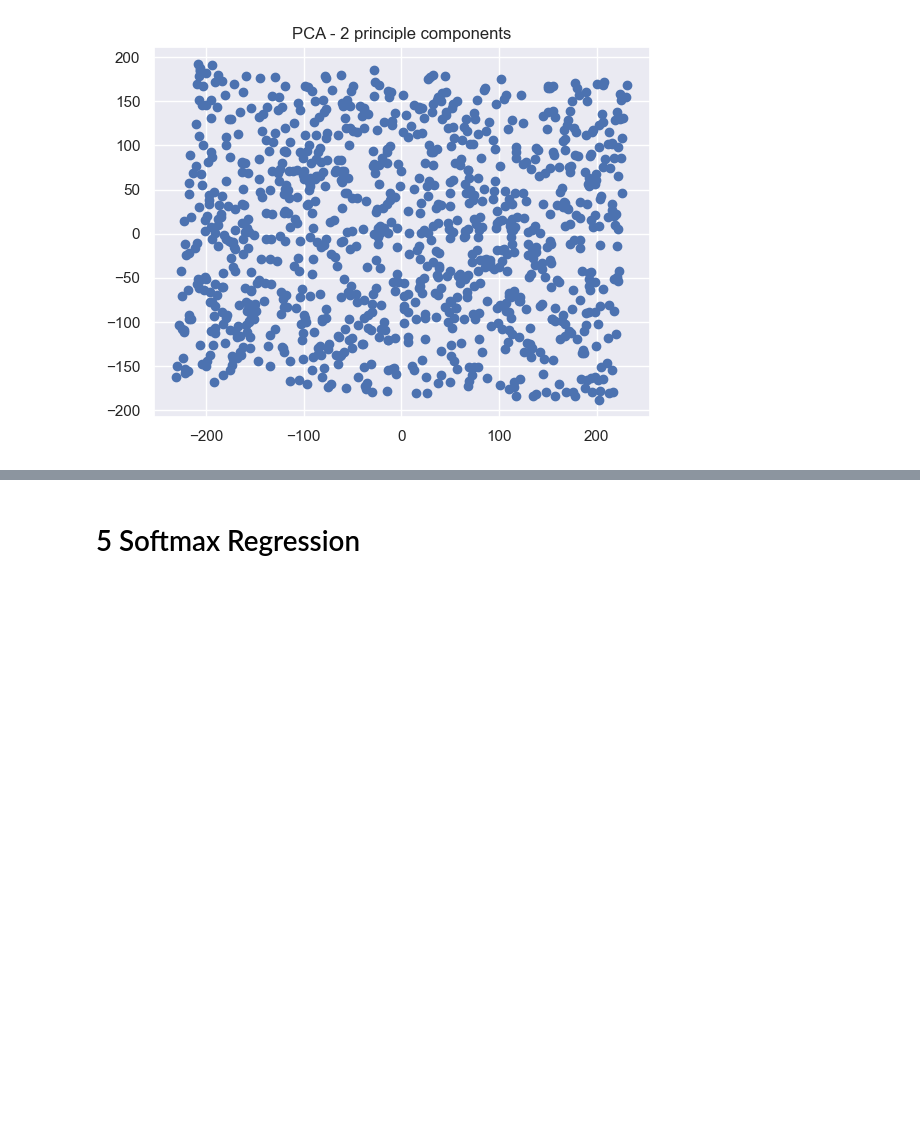
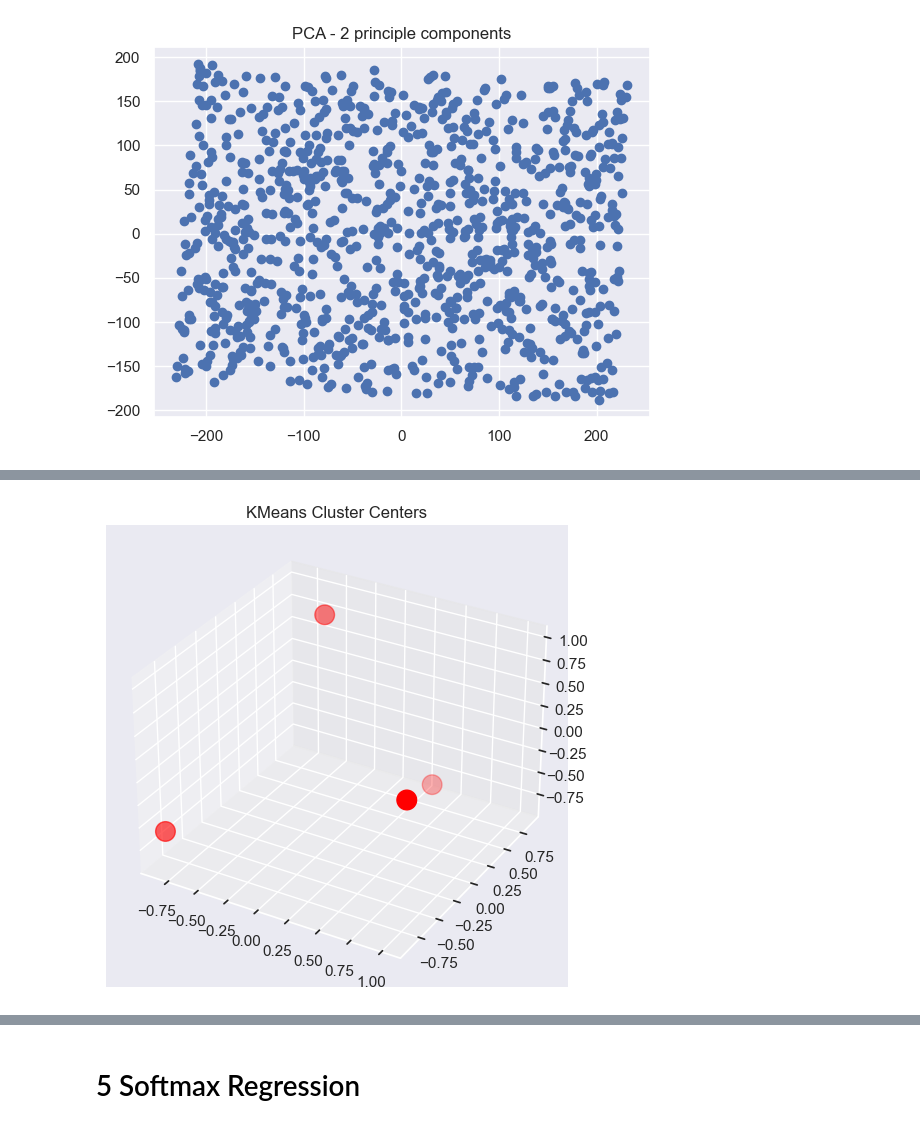
Before and after one commit to emsif84/clustering_ecommerce, a Jupyter notebook: clustering.ipynb, the cells around one changed output, grey strips where cells are left out. Saved outputs shown, nothing was run; the diff lists cells and outputs as text; code cells hidden in the pictures; blank space fills up the shorter version.

```diff
--- a/clustering.ipynb
+++ b/clustering.ipynb
@@ -611,0 +574,13 @@ plt.ylabel('');
+# %%
+#Plot KMeans Cluster Centers
+from mpl_toolkits import mplot3d
+
+plt.figure(figsize=(6,6))
+ax = plt.axes(projection='3d')
+ax.scatter(xs=cluster_best.cluster_centers_[:, 0], \
+           ys=cluster_best.cluster_centers_[:, 1], \
+           zs=cluster_best.cluster_centers_[:, 2],s=200,c='Red')
+ax.set_title('KMeans Cluster Centers')
+plt.show()
+# %% [output]
+[figure, added]
```
Also changed, not shown: parts of 17 cells of this notebook.
